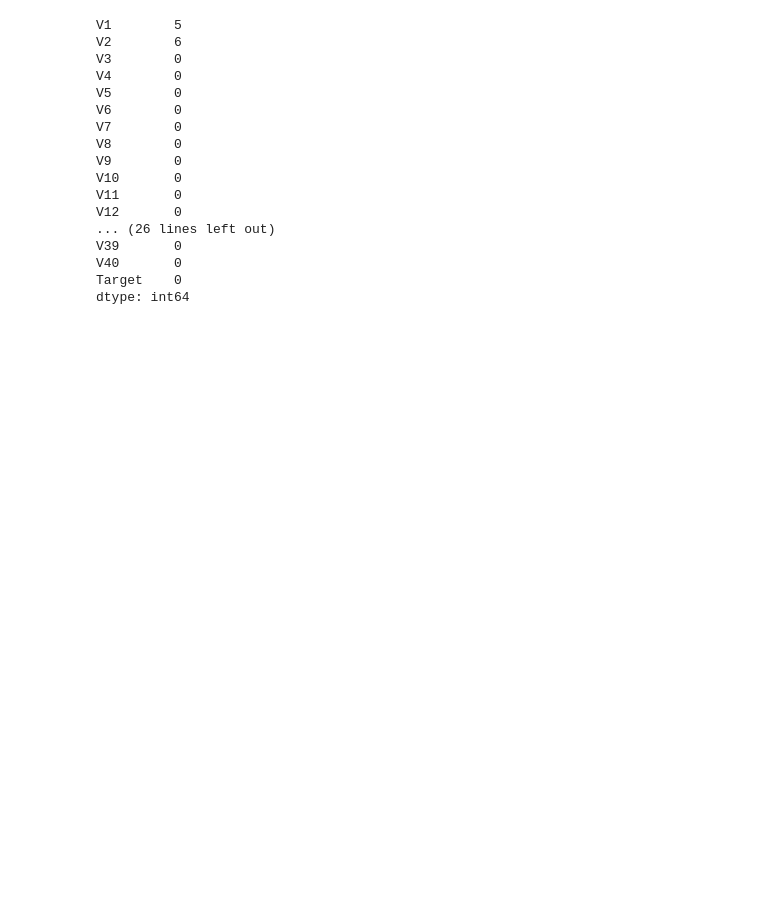
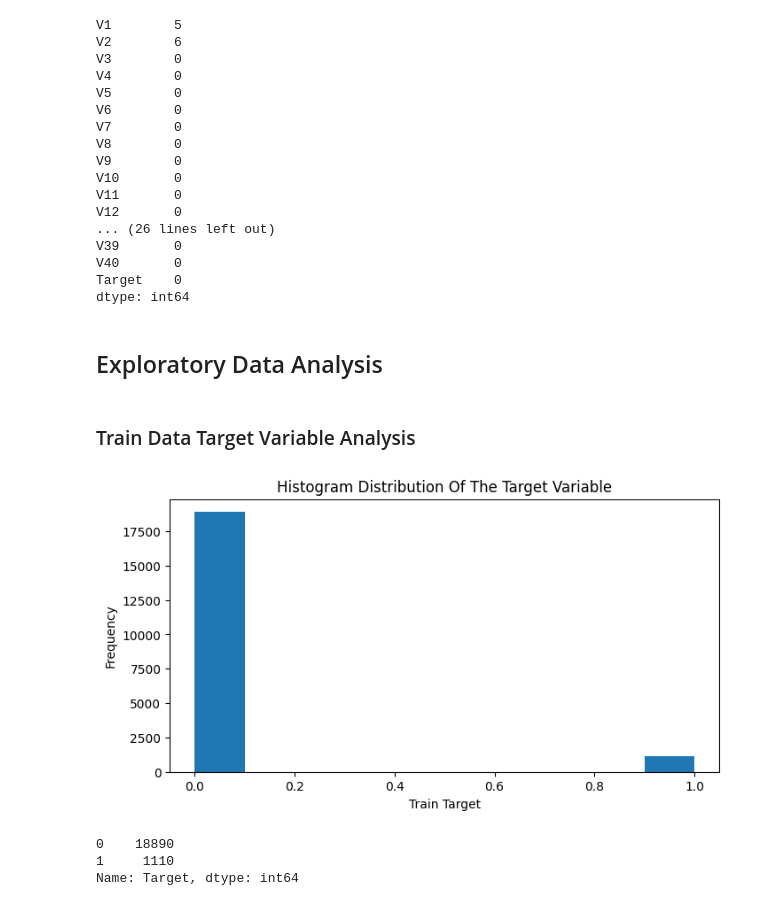
Before and after one commit to moro23/ml_generator_failure_detection, a Jupyter notebook: notebook/notebook.ipynb, the cells around one changed output. Cells and saved outputs as stored; diff of their text form; code cells hidden in the pictures; blank space fills up the shorter version.

```diff
--- a/notebook/notebook.ipynb
+++ b/notebook/notebook.ipynb
@@ -207,3 +207,26 @@ V39       0
 V40       0
 Target    0
 dtype: int64
+# %% [markdown]
+## Exploratory Data Analysis
+# %% [markdown]
+### Train Data Target Variable Analysis
+# %%
+plt.figure(figsize=(8, 4))
+
+
+plt.hist(train_df['Target'])
+plt.title('Histogram Distribution Of The Target Variable')
+plt.xlabel('Train Target')
+plt.ylabel('Frequency')
+
+plt.show()
+# %% [output]
+[figure, added]
+# %%
+## lets get the counts for each class of the target variable
+train_df['Target'].value_counts()
+# %% [output]
+0    18890
+1     1110
+Name: Target, dtype: int64
```
Also changed, not shown: parts of 11 cells of this notebook.
